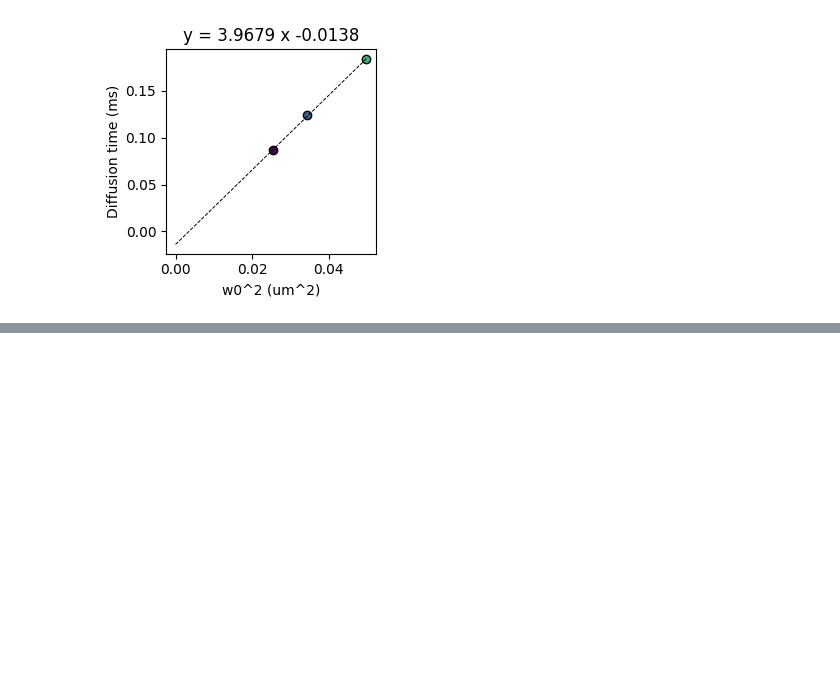
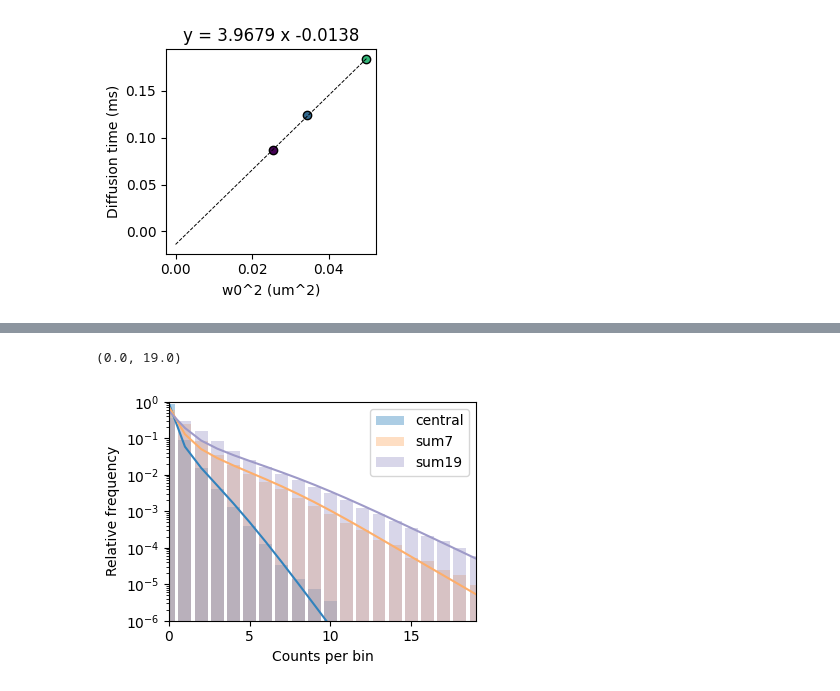
Before and after one commit to VicidominiLab/BrightEyes-FFS, a Jupyter notebook: example_notebooks/05_Example_spot_variation_fcs_PI.ipynb, the cells around one changed output, grey strips where cells are left out. Saved outputs shown, nothing was run; the diff lists cells and outputs as text; code cells hidden in the pictures; blank space fills up the shorter version.

```diff
--- a/example_notebooks/05_Example_spot_variation_fcs_PI.ipynb
+++ b/example_notebooks/05_Example_spot_variation_fcs_PI.ipynb
@@ -331,0 +389,29 @@ plot_difflaw(taufit, w0, figsize=None, cmap='viridis', return_fig=False)
+# %%
+dcr = [0.05, 0.35, 0.95] # dark count rates (kHz)
+n_bins = 1e5
+
+pch_all = np.zeros((30, len(list_of_g_out)))
+param = np.zeros((7, len(list_of_g_out)))
+psf = []
+
+for i, corr in enumerate(list_of_g_out):
+    pch_single = getattr(pch, corr).average() # get average correlation
+    pch_all[:, i] = pch_single[0:30,1] # your chosen range for fitting
+    param[:, i] = np.asarray([5, 1e-10, 10, 1e-10, dcr[i], 1e3*bin_time, 2e-06]) # parameter order: see below
+    psf.append(1e3*w0[i])
+    psf.append(5.0)
+
+# order of parameters:     conc1 conc2  q1     q2     dcr    bin_t  vox_sz w0     z0/w0  N_bins
+fit_info     = np.asarray([True, False, True,  False, False, False, False]) # use 1 for parameters that have to be fitted, 0 otherwise
+global_param = np.asarray([True, True,  False, False, False, False, False]) # use 1 for global parameters
+lBounds      = np.asarray([1e-10, 1e-10, 1e-10, 1e-10, 0.0, 1e-12, 1e-12]) # the lower bounds for the fit parameters
+uBounds      = np.asarray([1e12, 1e12, 1e12, 1e12, 1e5, 1e12, 1e12]) # the upper bounds for the fit parameters
+nparam = len(param)
+
+fitresult = fit_pch(pch_all[0:20,:], fit_info, param, psf=psf, fitfun=fitfun_pch_nc_global, global_param=global_param, lBounds=lBounds, uBounds=uBounds, n_bins=n_bins, minimization="relative")
+# %%
+fig, ax = plot_fida_hist(pch, fitresults=fitresult, good_chunks_only=False, return_fig=True)
+ax.set_xlim([0, 19])
+# %% [output]
+(0.0, 19.0)
+[figure, added]
```
Also changed, not shown: parts of 16 cells of this notebook, 2 other files.
